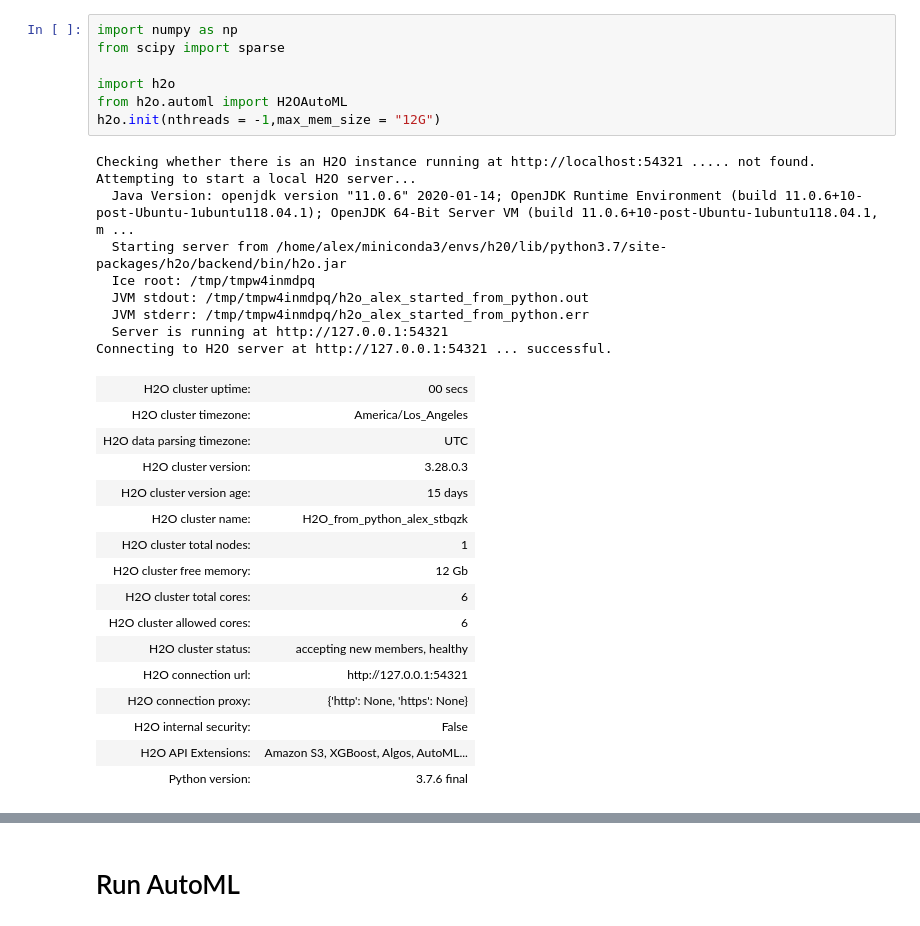
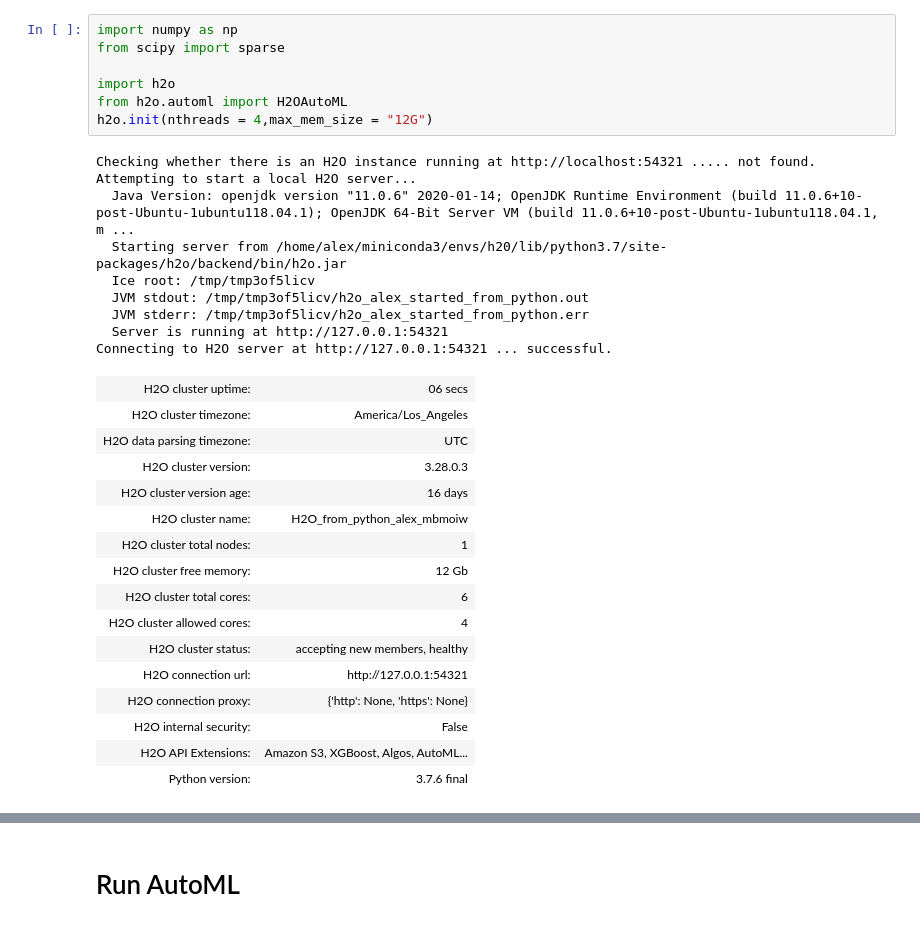
Before and after one commit to bruinAlex/disaster_tweet_kaggle, a Jupyter notebook: h2o/h2o_automl.ipynb, the cells around one changed output, grey strips where cells are left out. Cells and saved outputs as stored; diff of their text form.

```diff
--- a/h2o/h2o_automl.ipynb
+++ b/h2o/h2o_automl.ipynb
@@ -1,30 +1,30 @@
 # %%
 import numpy as np
 from scipy import sparse
 
 import h2o
 from h2o.automl import H2OAutoML
-h2o.init(nthreads = -1,max_mem_size = "12G")
+h2o.init(nthreads = 4,max_mem_size = "12G")
 # %% [output]
 Checking whether there is an H2O instance running at http://localhost:54321 ..... not found.
 Attempting to start a local H2O server...
   Java Version: openjdk version "11.0.6" 2020-01-14; OpenJDK Runtime Environment (build 11.0.6+10-post-Ubuntu-1ubuntu118.04.1); OpenJDK 64-Bit Server VM (build 11.0.6+10-post-Ubuntu-1ubuntu118.04.1, m ...
   Starting server from /home/alex/miniconda3/envs/h20/lib/python3.7/site-packages/h2o/backend/bin/h2o.jar
-  Ice root: /tmp/tmpw4inmdpq
-  JVM stdout: /tmp/tmpw4inmdpq/h2o_alex_started_from_python.out
-  JVM stderr: /tmp/tmpw4inmdpq/h2o_alex_started_from_python.err
+  Ice root: /tmp/tmp3of5licv
+  JVM stdout: /tmp/tmp3of5licv/h2o_alex_started_from_python.out
+  JVM stderr: /tmp/tmp3of5licv/h2o_alex_started_from_python.err
   Server is running at http://127.0.0.1:54321
 Connecting to H2O server at http://127.0.0.1:54321 ... successful.
-| H2O cluster uptime: | 00 secs |
+| H2O cluster uptime: | 06 secs |
 | H2O cluster timezone: | America/Los_Angeles |
 | H2O data parsing timezone: | UTC |
 | H2O cluster version: | 3.28.0.3 |
-| H2O cluster version age: | 15 days |
-| H2O cluster name: | H2O_from_python_alex_stbqzk |
+| H2O cluster version age: | 16 days |
+| H2O cluster name: | H2O_from_python_alex_mbmoiw |
 | H2O cluster total nodes: | 1 |
 | H2O cluster free memory: | 12 Gb |
 | H2O cluster total cores: | 6 |
-| H2O cluster allowed cores: | 6 |
+| H2O cluster allowed cores: | 4 |
 | H2O cluster status: | accepting new members, healthy |
 | H2O connection url: | http://127.0.0.1:54321 |
 | H2O connection proxy: | {'http': None, 'https': None} |
```
Also changed, not shown: parts of 36 cells of this notebook, 6 other files.
